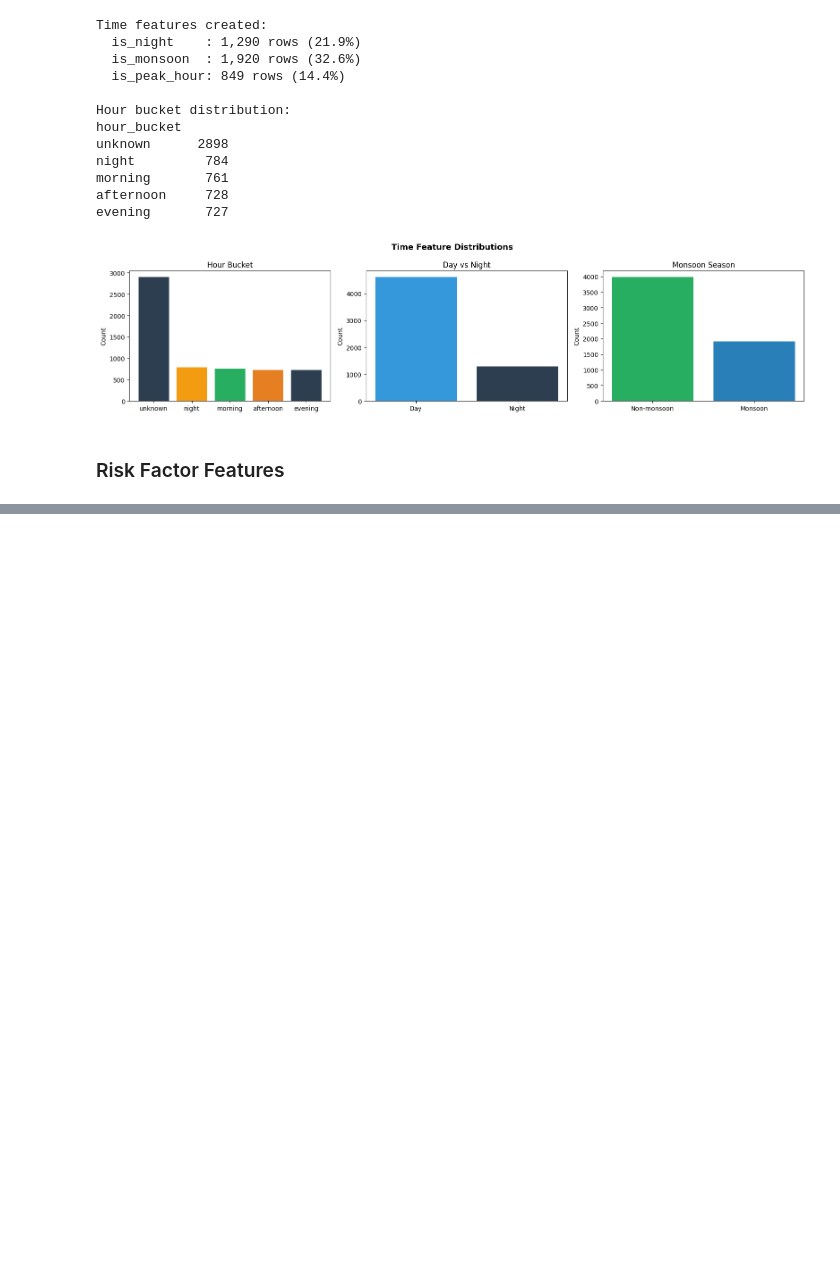
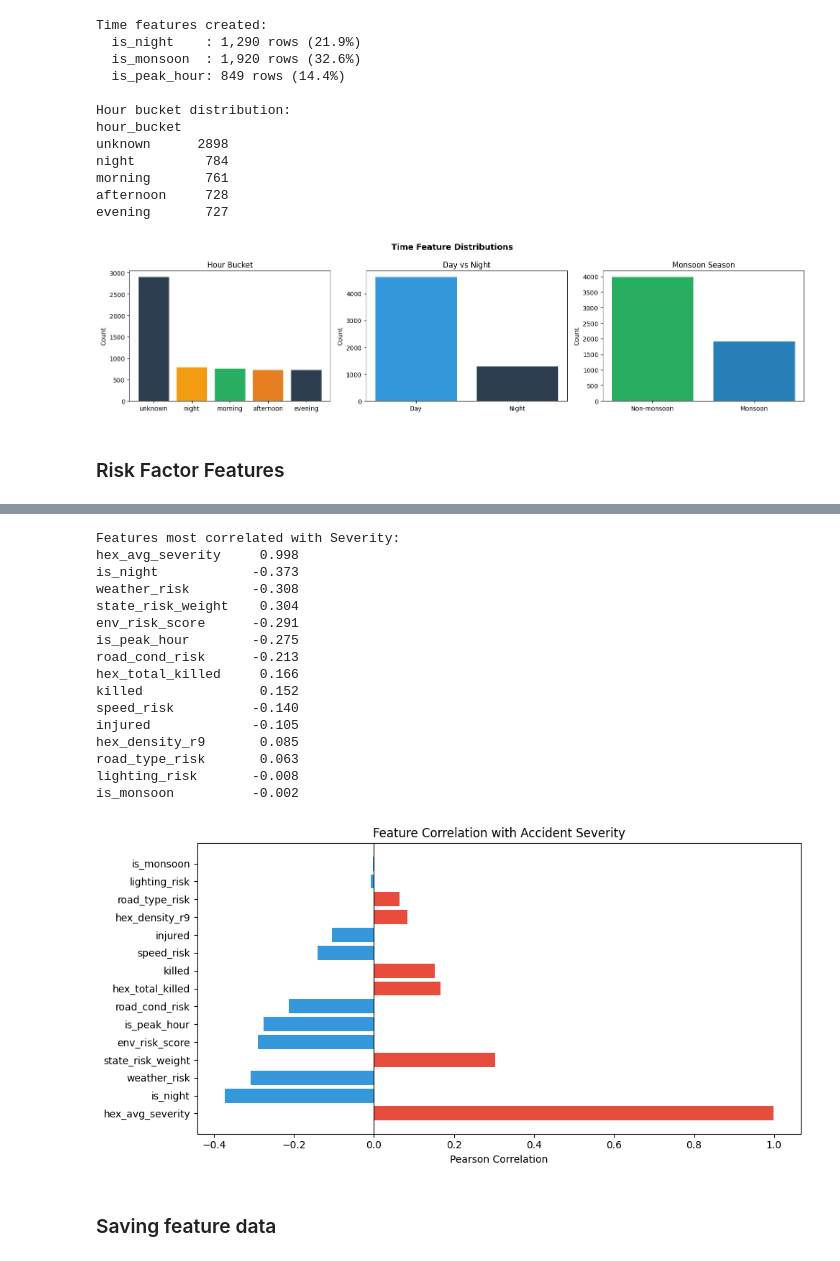
Before and after one commit to road-safety-and-blackspot-detection/Blackspot-Detection-Alert-System, a Jupyter notebook: ml-engine/notebooks/03_feature_engineering.ipynb, the cells around one changed output, grey strips where cells are left out. Saved outputs shown, nothing was run; the diff lists cells and outputs as text; code cells hidden in the pictures; blank space fills up the shorter version.

```diff
--- a/ml-engine/notebooks/03_feature_engineering.ipynb
+++ b/ml-engine/notebooks/03_feature_engineering.ipynb
@@ -251,0 +261,2 @@ plt.show()
+# %%
+df["speed_risk"] = df["speed_limit"].apply(speed_risk)
@@ -251,0 +478,35 @@ plt.show()
+# %%
+# Feature importance preview — correlation with severity
+sev_corr = corr["severity"].drop("severity").sort_values(key=abs, ascending=False)
+print("\nFeatures most correlated with Severity:")
+print(sev_corr.round(3).to_string())
+
+plt.figure(figsize=(10, 5))
+colors = ["#e74c3c" if v > 0 else "#3498db" for v in sev_corr.values]
+plt.barh(sev_corr.index, sev_corr.values, color=colors)
+plt.axvline(0, color="black", linewidth=0.8)
+plt.title("Feature Correlation with Accident Severity", fontsize=12)
+plt.xlabel("Pearson Correlation")
+plt.tight_layout()
+plt.savefig(PROCESSED / "fe_severity_correlations.png", dpi=120)
+plt.show()
+# %% [output]
+Features most correlated with Severity:
+hex_avg_severity     0.998
+is_night            -0.373
+weather_risk        -0.308
+state_risk_weight    0.304
+env_risk_score      -0.291
+is_peak_hour        -0.275
+road_cond_risk      -0.213
+hex_total_killed     0.166
+killed               0.152
+speed_risk          -0.140
+injured             -0.105
+hex_density_r9       0.085
+road_type_risk       0.063
+lighting_risk       -0.008
+is_monsoon          -0.002
+[figure, added]
+# %% [markdown]
+### Saving feature data
```
Also changed, not shown: parts of 17 cells of this notebook, 5 other files.
